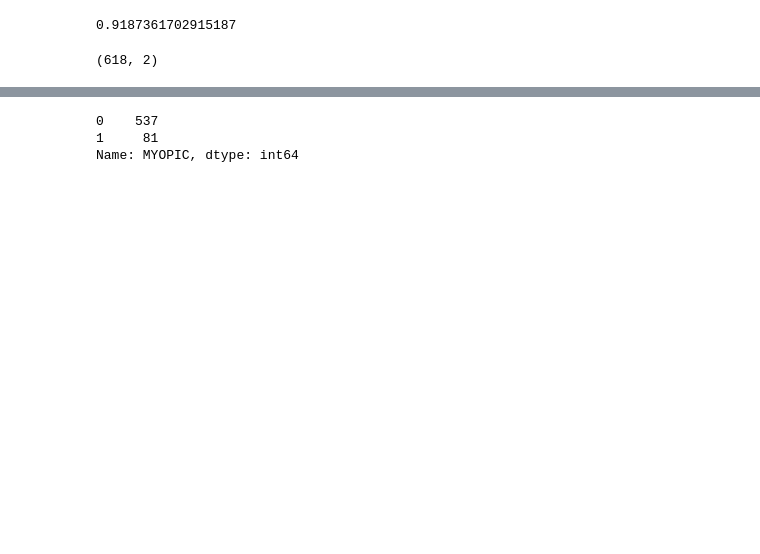
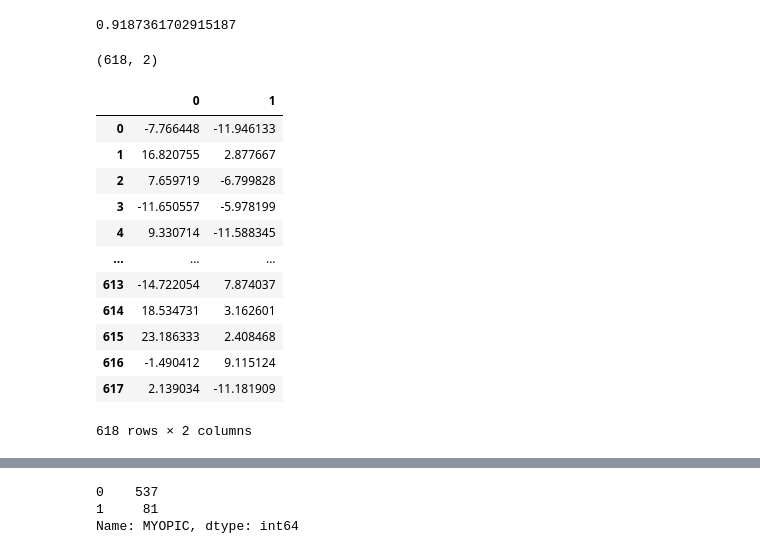
Before and after one commit to Hudaalghazouli/Myopia-Clusters-UnsupervisedMachineLearning, a Jupyter notebook: Myopia_Clusters.ipynb, the cells around one changed output, grey strips where cells are left out. Drawn from its saved outputs; the diff is of its cells as text; code cells hidden in the pictures; blank space fills up the shorter version.

```diff
--- a/Myopia_Clusters.ipynb
+++ b/Myopia_Clusters.ipynb
@@ -81 +89,18 @@ df2['y'] = tsne_features[:,1]
+# %%
+df4 = pd.DataFrame(tsne_features)
+df4
+# %% [output]
+|  | 0 | 1 |
+| 0 | -7.766448 | -11.946133 |
+| 1 | 16.820755 | 2.877667 |
+| 2 | 7.659719 | -6.799828 |
+| 3 | -11.650557 | -5.978199 |
+| 4 | 9.330714 | -11.588345 |
+| ... | ... | ... |
+| 613 | -14.722054 | 7.874037 |
+| 614 | 18.534731 | 3.162601 |
+| 615 | 23.186333 | 2.408468 |
+| 616 | -1.490412 | 9.115124 |
+| 617 | 2.139034 | -11.181909 |
+618 rows × 2 columns
 # %%
```
Also changed, not shown: parts of 13 cells of this notebook.
